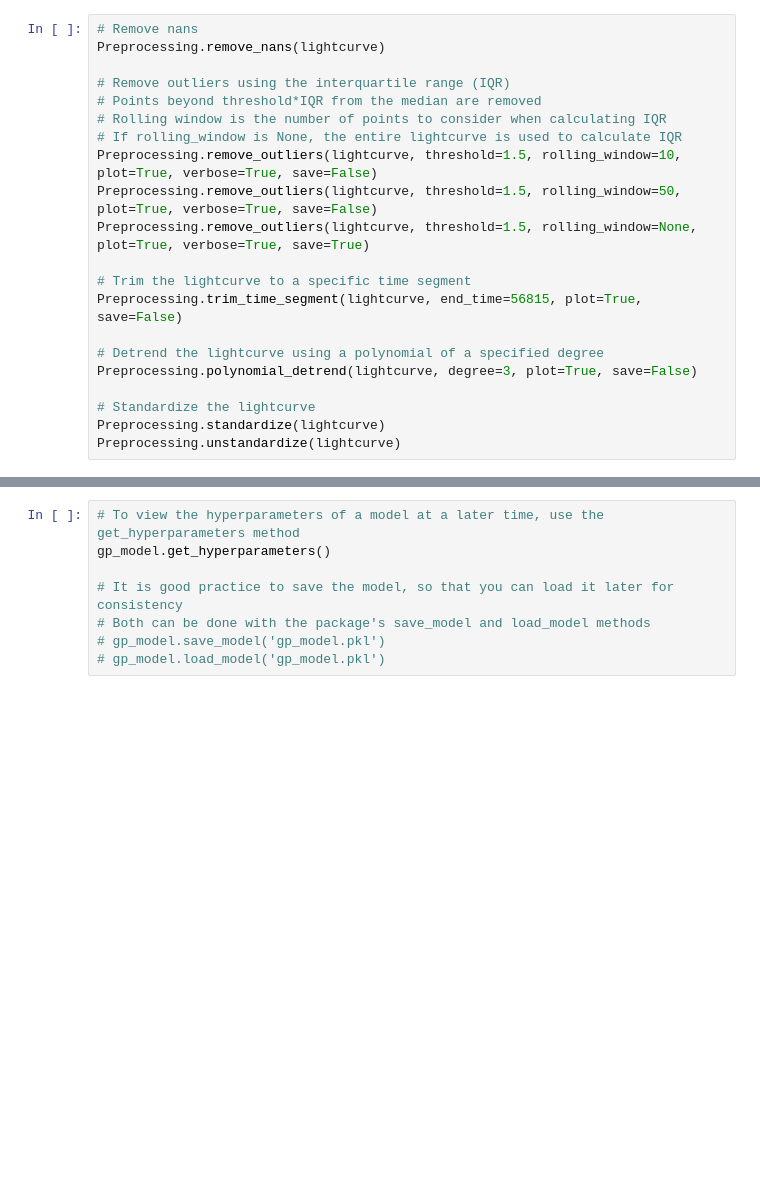
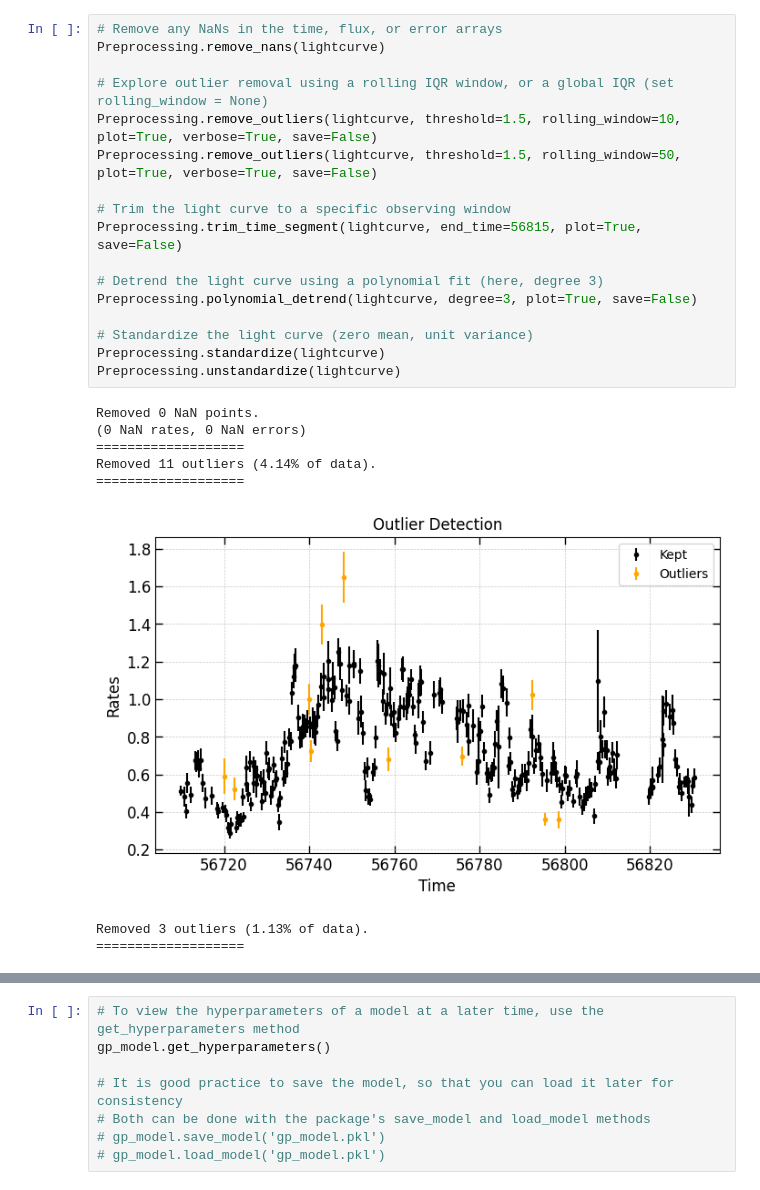
Before and after one commit to collinlewin/STELA-Toolkit, a Jupyter notebook: tutorials/main_tutorial.ipynb, the cells around one changed output, grey strips where cells are left out. Saved outputs shown, nothing was run; the diff lists cells and outputs as text; blank space fills up the shorter version.

```diff
--- a/tutorials/main_tutorial.ipynb
+++ b/tutorials/main_tutorial.ipynb
@@ -72,21 +115,26 @@ The key word above is **"explore"**
 # %%
-# Remove nans
+# Remove any NaNs in the time, flux, or error arrays
 Preprocessing.remove_nans(lightcurve)
 
-# Remove outliers using the interquartile range (IQR)
-# Points beyond threshold*IQR from the median are removed
-# Rolling window is the number of points to consider when calculating IQR
-# If rolling_window is None, the entire lightcurve is used to calculate IQR
+# Explore outlier removal using a rolling IQR window, or a global IQR (set rolling_window = None)
 Preprocessing.remove_outliers(lightcurve, threshold=1.5, rolling_window=10, plot=True, verbose=True, save=False)
 Preprocessing.remove_outliers(lightcurve, threshold=1.5, rolling_window=50, plot=True, verbose=True, save=False)
-Preprocessing.remove_outliers(lightcurve, threshold=1.5, rolling_window=None, plot=True, verbose=True, save=True)
 
-# Trim the lightcurve to a specific time segment
+# Trim the light curve to a specific observing window
 Preprocessing.trim_time_segment(lightcurve, end_time=56815, plot=True, save=False)
 
-# Detrend the lightcurve using a polynomial of a specified degree
+# Detrend the light curve using a polynomial fit (here, degree 3)
 Preprocessing.polynomial_detrend(lightcurve, degree=3, plot=True, save=False)
 
-# Standardize the lightcurve
+# Standardize the light curve (zero mean, unit variance)
 Preprocessing.standardize(lightcurve)
 Preprocessing.unstandardize(lightcurve)
+# %% [output]
+Removed 0 NaN points.
+(0 NaN rates, 0 NaN errors)
+===================
+Removed 11 outliers (4.14% of data).
+===================
+[figure, added]
+Removed 3 outliers (1.13% of data).
+===================
```
Also changed, not shown: parts of 20 cells of this notebook.
